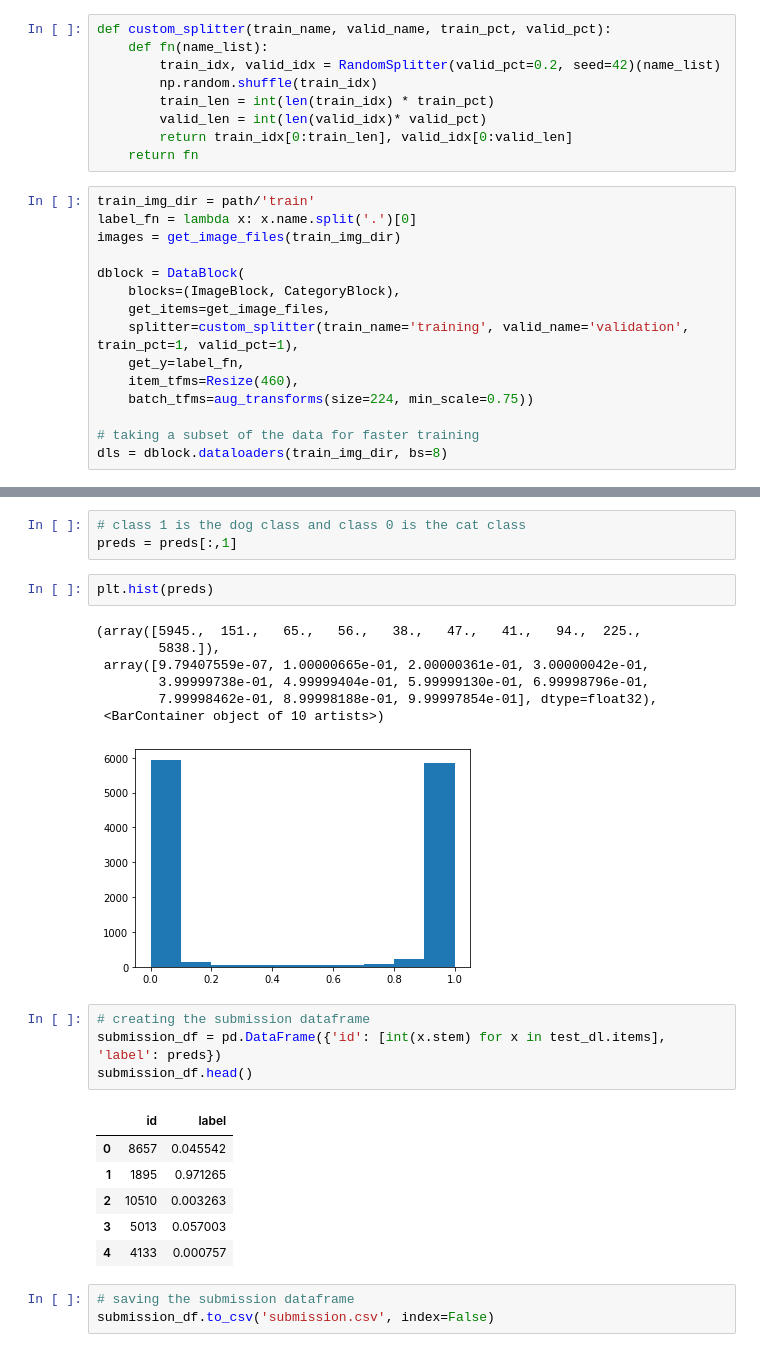
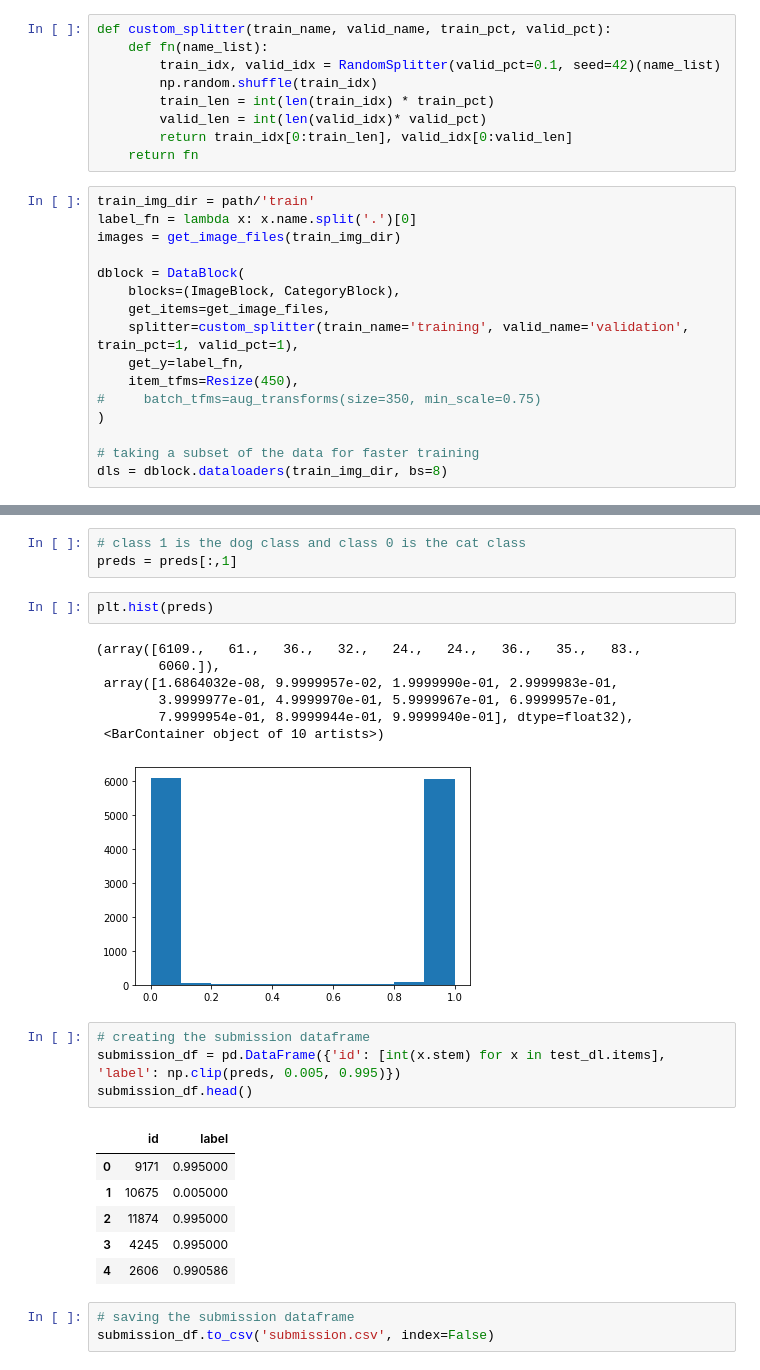
Before and after one commit to skj092/Kaggle_Competition, a Jupyter notebook: dogs-vs-cats-pytorch.ipynb, the cells around one changed output, grey strips where cells are left out. Saved outputs shown, nothing was run; the diff lists cells and outputs as text.

```diff
--- a/dogs-vs-cats-pytorch.ipynb
+++ b/dogs-vs-cats-pytorch.ipynb
@@ -29,7 +40,7 @@ one_img.name.split('.')[0]
 # %%
 def custom_splitter(train_name, valid_name, train_pct, valid_pct):
     def fn(name_list):
-        train_idx, valid_idx = RandomSplitter(valid_pct=0.2, seed=42)(name_list)
+        train_idx, valid_idx = RandomSplitter(valid_pct=0.1, seed=42)(name_list)
         np.random.shuffle(train_idx)
         train_len = int(len(train_idx) * train_pct)
         valid_len = int(len(valid_idx)* valid_pct)
@@ -45,8 +56,9 @@ dblock = DataBlock(
     get_items=get_image_files,
     splitter=custom_splitter(train_name='training', valid_name='validation', train_pct=1, valid_pct=1),
     get_y=label_fn,
-    item_tfms=Resize(460),
-    batch_tfms=aug_transforms(size=224, min_scale=0.75))
+    item_tfms=Resize(450),
+#     batch_tfms=aug_transforms(size=350, min_scale=0.75)
+)
 
 # taking a subset of the data for faster training
 dls = dblock.dataloaders(train_img_dir, bs=8)
@@ -107,24 +132,24 @@ preds = preds[:,1]
 # %%
 plt.hist(preds)
 # %% [output]
-(array([5945.,  151.,   65.,   56.,   38.,   47.,   41.,   94.,  225.,
-        5838.]),
- array([9.79407559e-07, 1.00000665e-01, 2.00000361e-01, 3.00000042e-01,
-        3.99999738e-01, 4.99999404e-01, 5.99999130e-01, 6.99998796e-01,
-        7.99998462e-01, 8.99998188e-01, 9.99997854e-01], dtype=float32),
+(array([6109.,   61.,   36.,   32.,   24.,   24.,   36.,   35.,   83.,
+        6060.]),
+ array([1.6864032e-08, 9.9999957e-02, 1.9999990e-01, 2.9999983e-01,
+        3.9999977e-01, 4.9999970e-01, 5.9999967e-01, 6.9999957e-01,
+        7.9999954e-01, 8.9999944e-01, 9.9999940e-01], dtype=float32),
  <BarContainer object of 10 artists>)
-[figure, old version]
+[figure, new version]
 # %%
 # creating the submission dataframe
-submission_df = pd.DataFrame({'id': [int(x.stem) for x in test_dl.items], 'label': preds})
+submission_df = pd.DataFrame({'id': [int(x.stem) for x in test_dl.items], 'label': np.clip(preds, 0.005, 0.995)})
 submission_df.head()
 # %% [output]
 |  | id | label |
-| 0 | 8657 | 0.045542 |
-| 1 | 1895 | 0.971265 |
-| 2 | 10510 | 0.003263 |
-| 3 | 5013 | 0.057003 |
-| 4 | 4133 | 0.000757 |
+| 0 | 9171 | 0.995000 |
+| 1 | 10675 | 0.005000 |
+| 2 | 11874 | 0.995000 |
+| 3 | 4245 | 0.995000 |
+| 4 | 2606 | 0.990586 |
 # %%
 # saving the submission dataframe
 submission_df.to_csv('submission.csv', index=False)
```
Also changed, not shown: parts of 15 cells of this notebook.
